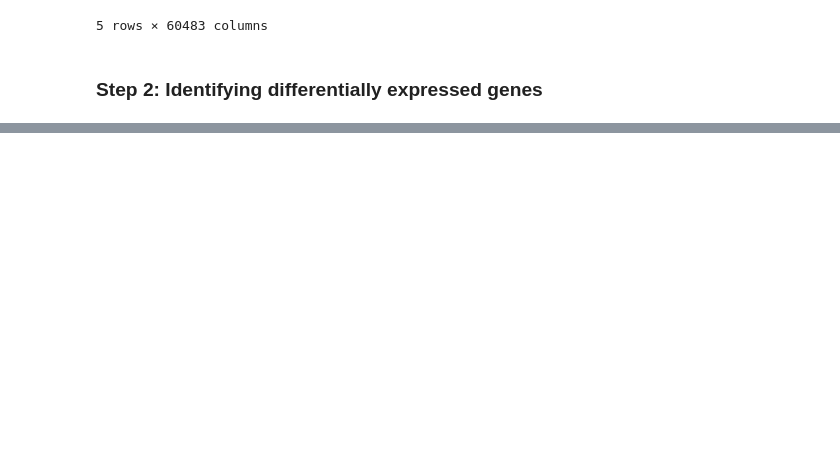
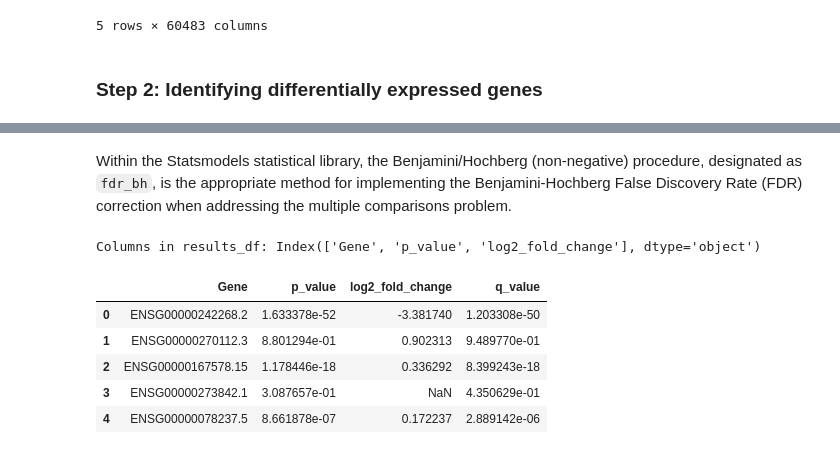
Before and after one commit to poshraj24/Gene-Set-Enrichment-Analysis, a Jupyter notebook: Gene_Set_Enrichment_Analysis.ipynb, the cells around one changed output, grey strips where cells are left out. Cells and saved outputs as stored; diff of their text form; code cells hidden in the pictures; blank space fills up the shorter version.

```diff
--- a/Gene_Set_Enrichment_Analysis.ipynb
+++ b/Gene_Set_Enrichment_Analysis.ipynb
@@ -149,0 +154,30 @@ healthy_tissue_df.head()
+# %%
+from scipy.stats import mannwhitneyu
+from statsmodels.stats.multitest import multipletests
+
+# Function to calculate log2 fold change
+def log2_fold_change(group1, group2):
+    mean1 = np.mean(group1)
+    mean2 = np.mean(group2)
+    if mean1 == 0 or mean2 == 0:
+        return np.nan # Return NaN if any mean is zero
+    return np.log2(mean1 / mean2)
+
+# Find common genes between both DataFrames- must be 0 since we dropped NaN from both
+common_genes = primary_tumor_df.index.intersection(healthy_tissues_df.index)
+print(f"Number of common genes: {len(common_genes)}")
+
+
+results = []
+for gene in primary_tumor_df.columns:
+    # Mann-Whitney U test
+    stat, p_value = mannwhitneyu(primary_tumor_df[gene], healthy_tissues_df[gene], alternative='two-sided')
+
+    # Log2 fold change calculation
+    fold_change = log2_fold_change(primary_tumor_df[gene], healthy_tissues_df[gene])
+
+    results.append({'Gene': gene, 'p_value': p_value, 'log2_fold_change': fold_change})
+
+print(f"Number of results: {len(results)}")
+if len(results) > 0:
+    print(f"Example result: {results[0]}")
@@ -149,0 +200,24 @@ healthy_tissue_df.head()
+# %% [markdown]
+Within the Statsmodels statistical library, the Benjamini/Hochberg (non-negative) procedure, designated as <code>fdr_bh</code>, is the appropriate method for implementing the Benjamini-Hochberg False Discovery Rate (FDR) correction when addressing the multiple comparisons problem.
+# %%
+# Create DataFrame and adjust p-values for multiple testing
+results_df = pd.DataFrame(results)
+print(f"Columns in results_df: {results_df.columns}")
+
+if 'p_value' in results_df.columns:
+    results_df['q_value'] = multipletests(results_df['p_value'], method='fdr_bh')[1]
+else:
+    raise KeyError("The 'p_value' column is missing in the results DataFrame.")
+
+# Save to CSV
+results_df.to_csv("Output/differentially_expressed_results.csv", index=False)
+#Show the result
+results_df.head()
+# %% [output]
+Columns in results_df: Index(['Gene', 'p_value', 'log2_fold_change'], dtype='object')
+|  | Gene | p_value | log2_fold_change | q_value |
+| 0 | ENSG00000242268.2 | 1.633378e-52 | -3.381740 | 1.203308e-50 |
+| 1 | ENSG00000270112.3 | 8.801294e-01 | 0.902313 | 9.489770e-01 |
+| 2 | ENSG00000167578.15 | 1.178446e-18 | 0.336292 | 8.399243e-18 |
+| 3 | ENSG00000273842.1 | 3.087657e-01 | NaN | 4.350629e-01 |
+| 4 | ENSG00000078237.5 | 8.661878e-07 | 0.172237 | 2.889142e-06 |
```
Also changed, not shown: parts of 12 cells of this notebook.
